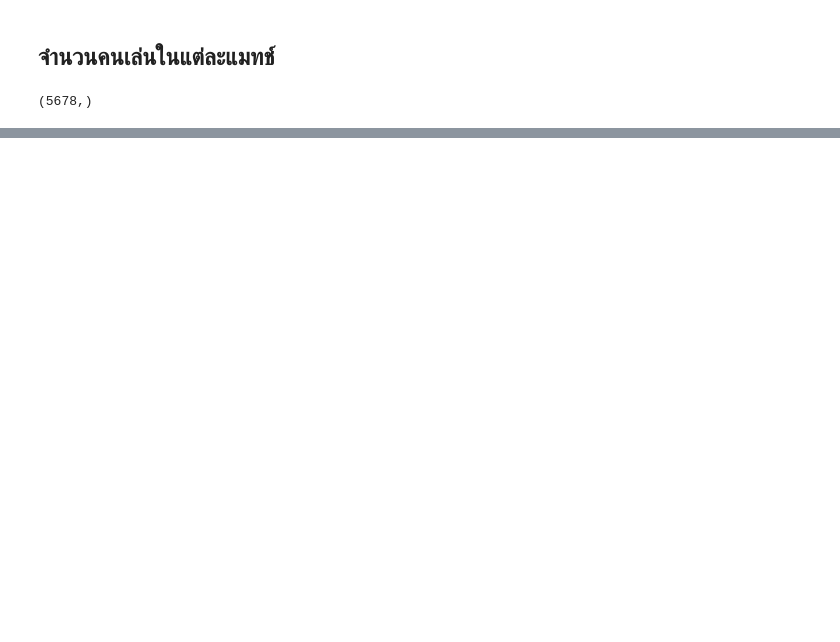
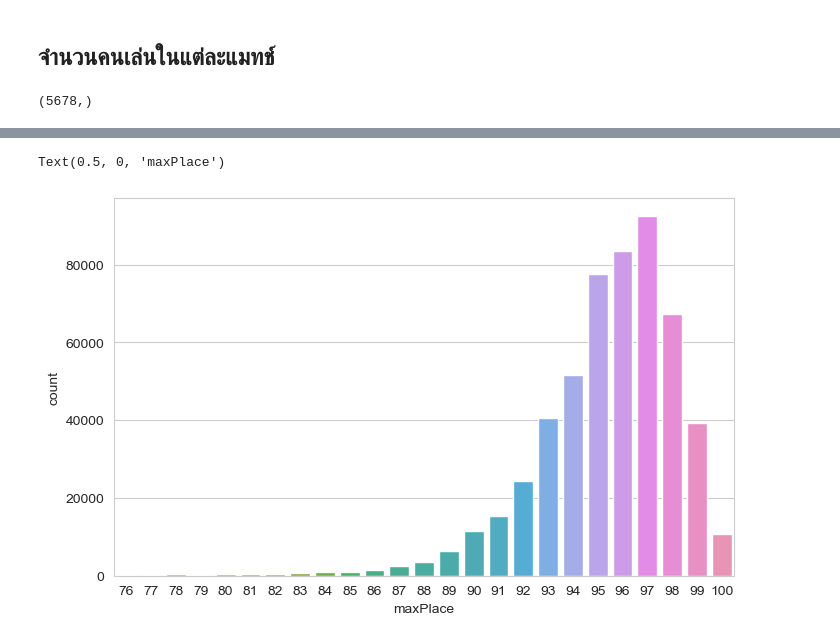
Before and after one commit to chuan-khuna/pubg_kaggle, a Jupyter notebook: EDA.ipynb, the cells around one changed output, grey strips where cells are left out. Saved outputs shown, nothing was run; the diff lists cells and outputs as text; code cells hidden in the pictures; blank space fills up the shorter version.

```diff
--- a/EDA.ipynb
+++ b/EDA.ipynb
@@ -183,0 +293,8 @@ plt.show()
+# %%
+create_fig(dpi=100)
+col = 'maxPlace'
+sns.countplot(df[df[col] >= 75][col])
+plt.xlabel(col)
+# %% [output]
+Text(0.5, 0, 'maxPlace')
+[figure, added]
```
Also changed, not shown: parts of 76 cells of this notebook, 1 other file.
